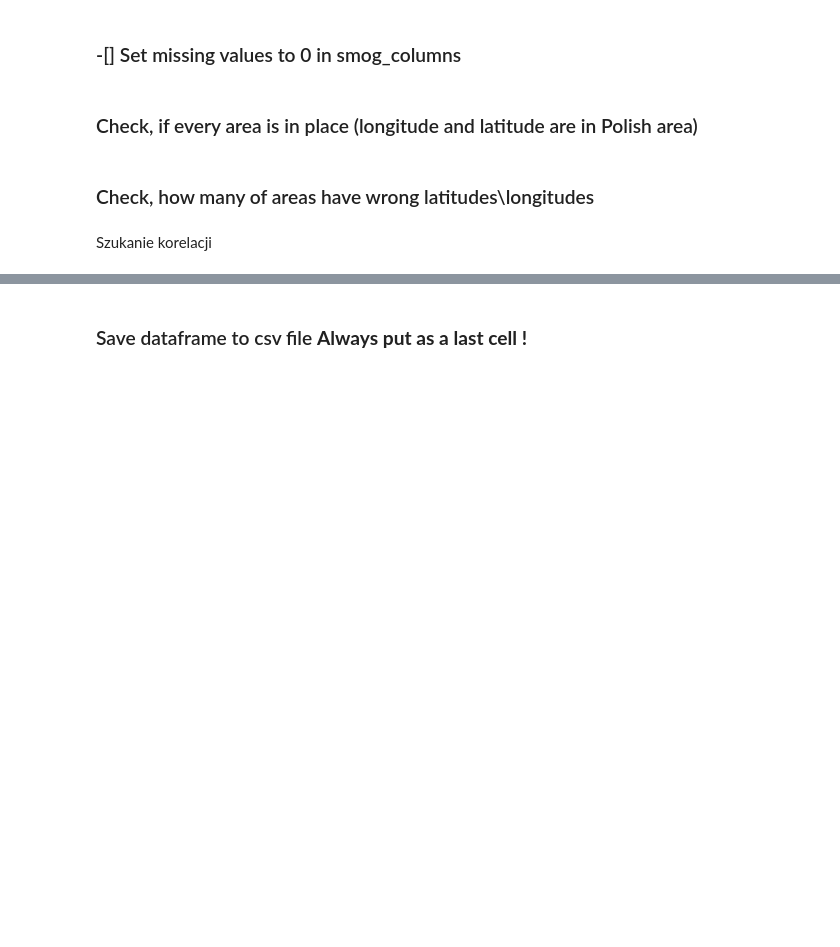
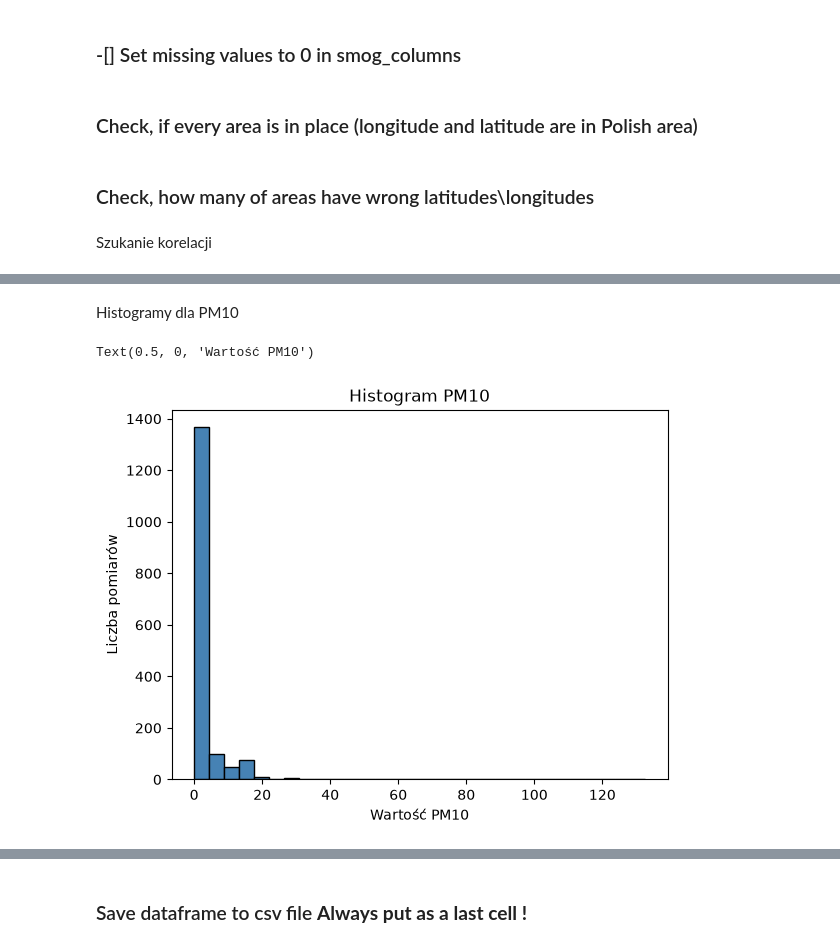
Before and after one commit to Kwadivald/Analiza, a Jupyter notebook: scripts/smog_raw.ipynb, the cells around one changed output, grey strips where cells are left out. Saved outputs shown, nothing was run; the diff lists cells and outputs as text; code cells hidden in the pictures; blank space fills up the shorter version.

```diff
--- a/scripts/smog_raw.ipynb
+++ b/scripts/smog_raw.ipynb
@@ -234,0 +296,10 @@ print(korelacje_lista.head(10))
+# %% [markdown]
+Histogramy dla PM10
+# %%
+p=plt.hist(df_smog['PM10_AVG'], bins=30, color='steelblue', edgecolor='black')
+plt.ylabel('Liczba pomiarów')
+plt.title('Histogram PM10')
+plt.xlabel('Wartość PM10')
+# %% [output]
+Text(0.5, 0, 'Wartość PM10')
+[figure, added]
```
Also changed, not shown: parts of 39 cells of this notebook.
